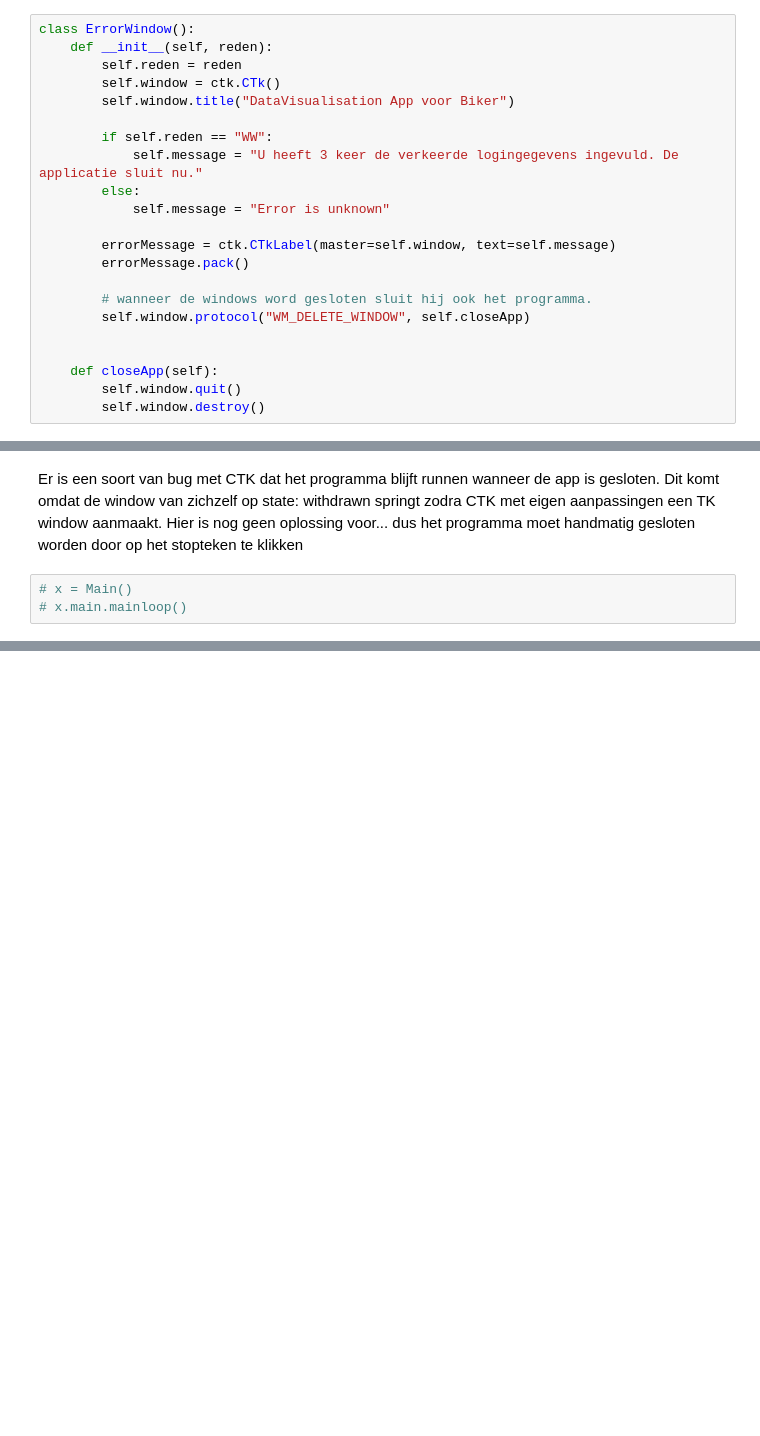
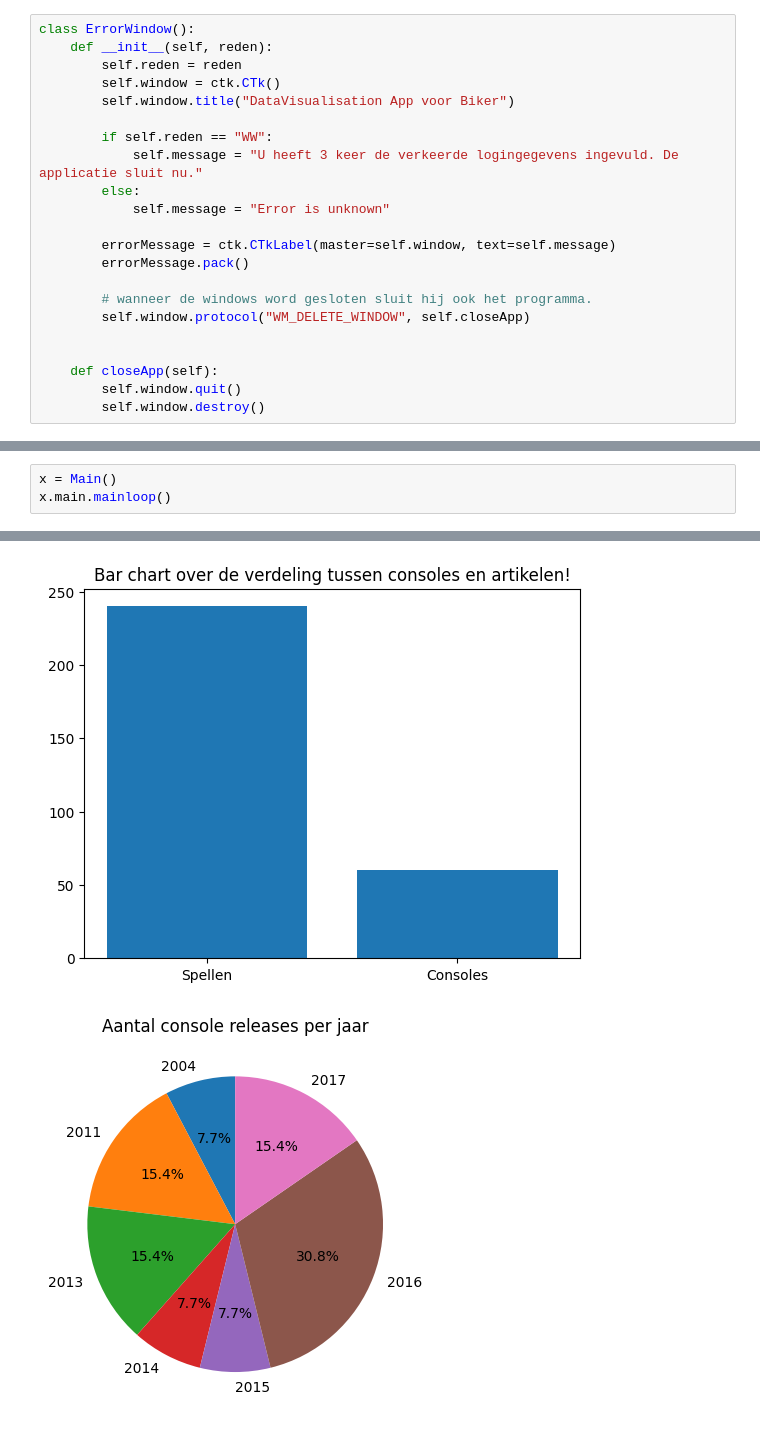
Before and after one commit to LucasPoel/PythonOpdracht, a Jupyter notebook: CTK_22022554_Lucas_Poel.ipynb, the cells around one changed output, grey strips where cells are left out. Drawn from its saved outputs; the diff is of its cells as text; blank space fills up the shorter version.

```diff
--- a/CTK_22022554_Lucas_Poel.ipynb
+++ b/CTK_22022554_Lucas_Poel.ipynb
@@ -240,5 +297,4 @@ x.startApp()
-# %% [markdown]
-Er is een soort van bug met CTK dat het programma blijft runnen wanneer de app is gesloten. Dit komt omdat de window van zichzelf op state: withdrawn springt zodra CTK met eigen aanpassingen een TK window aanmaakt. Hier is nog geen oplossing voor... dus het programma moet handmatig gesloten worden door op het stopteken te klikken
 # %%
-# x = Main()
-# x.main.mainloop()
+x = Main()
+x.main.mainloop()
+# %% [output]
@@ -244,0 +302,2 @@ Er is een soort van bug met CTK dat het programma blijft runnen wanneer de app i
+[figure, added]
+[figure, added]
```
Also changed, not shown: parts of 4 cells of this notebook, 1 other file.
